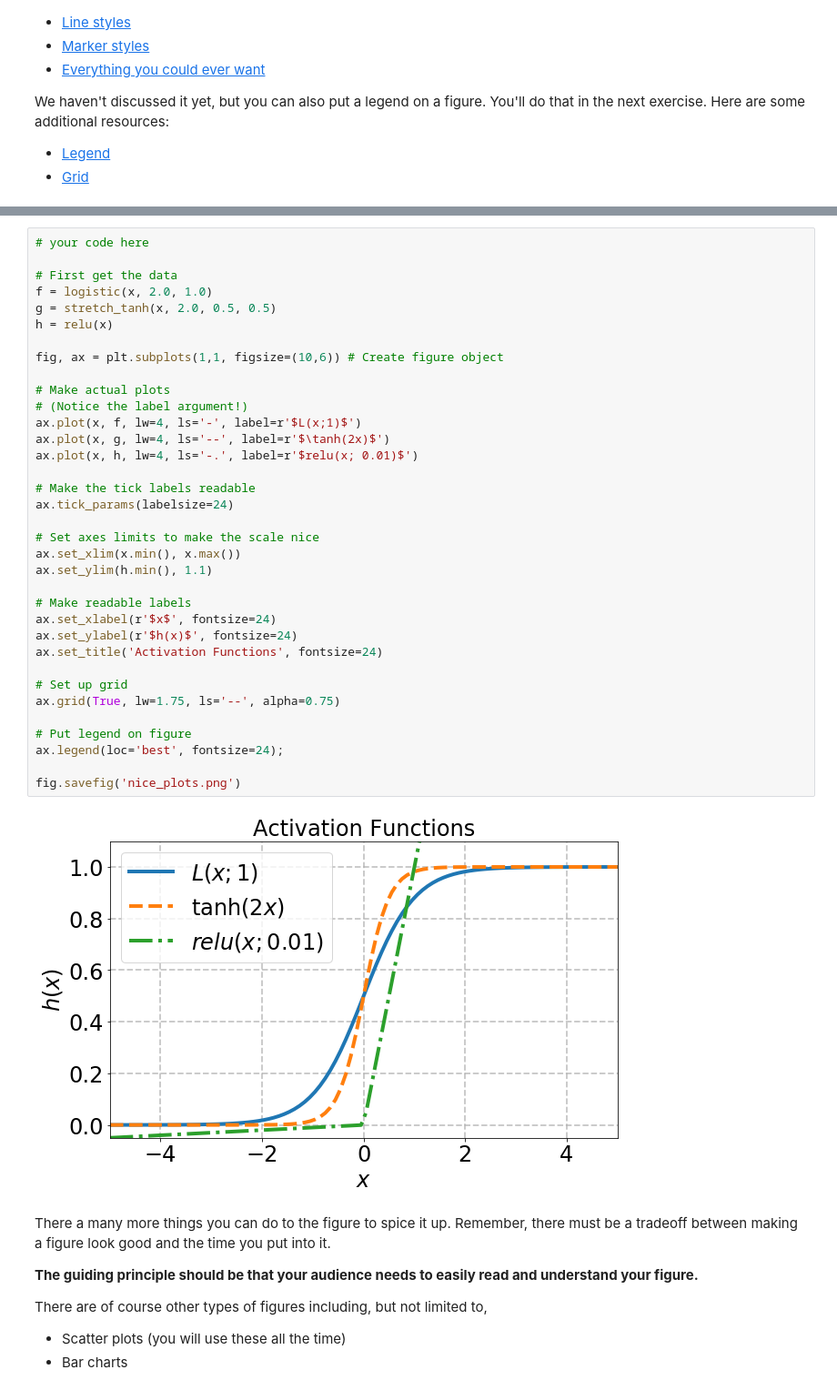
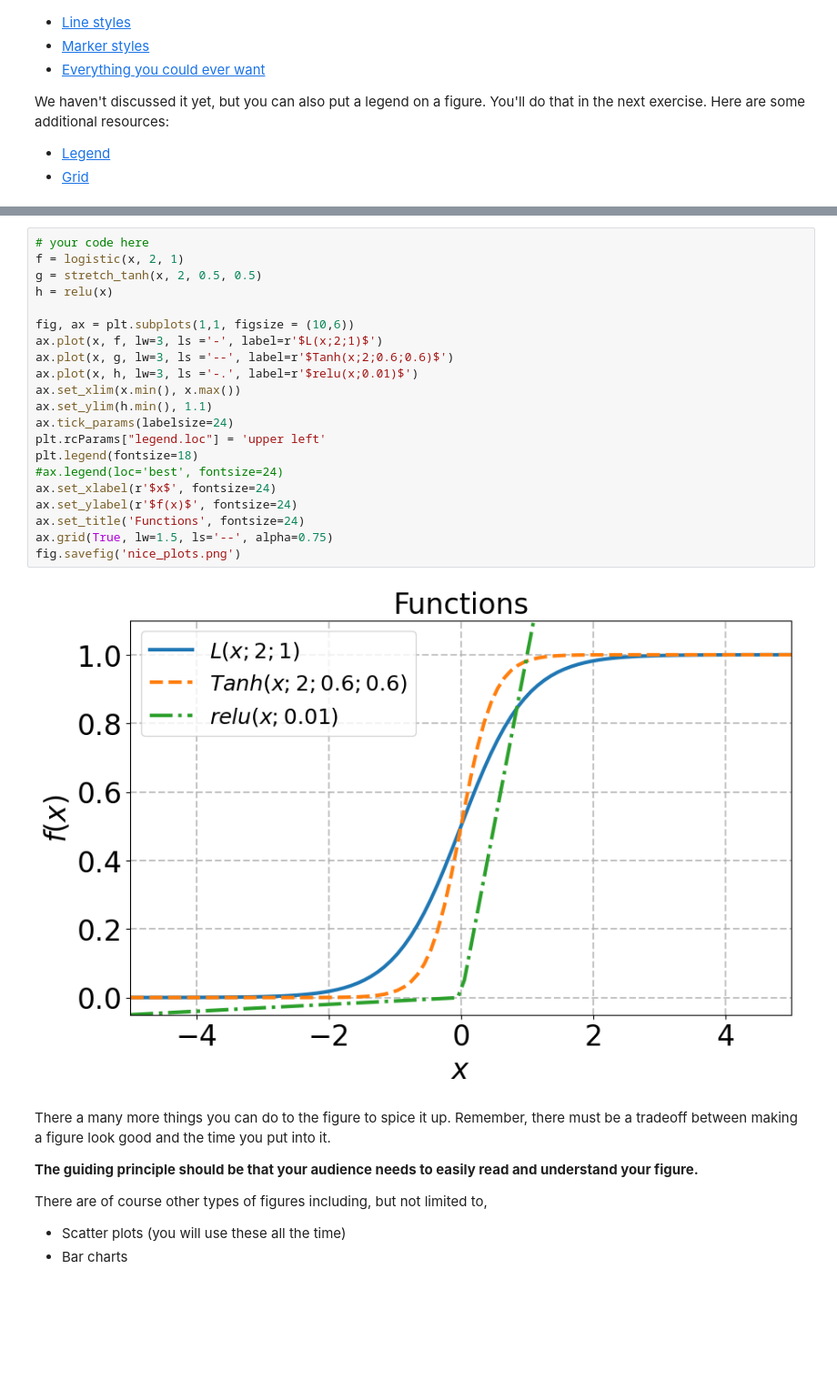
Before and after one commit to santiagoa88g/2019-CS109A, a Jupyter notebook: content/labs/lab03/notebook/cs109a_lab3_prelab.ipynb, the cells around one changed output, grey strips where cells are left out. Shown: that part at 91% size. Saved outputs shown, nothing was run; the diff lists cells and outputs as text; blank space fills up the shorter version.

```diff
--- a/content/labs/lab03/notebook/cs109a_lab3_prelab.ipynb
+++ b/content/labs/lab03/notebook/cs109a_lab3_prelab.ipynb
@@ -641,41 +640,27 @@ Here's an example of a figure:
 You don't need to make the exact same figure, but it should be just as nice and readable.
 # %%
 # your code here
-
-# First get the data
-f = logistic(x, 2.0, 1.0)
-g = stretch_tanh(x, 2.0, 0.5, 0.5)
+f = logistic(x, 2, 1)
+g = stretch_tanh(x, 2, 0.5, 0.5)
 h = relu(x)
 
-fig, ax = plt.subplots(1,1, figsize=(10,6)) # Create figure object
-
-# Make actual plots
-# (Notice the label argument!)
-ax.plot(x, f, lw=4, ls='-', label=r'$L(x;1)$')
-ax.plot(x, g, lw=4, ls='--', label=r'$\tanh(2x)$')
-ax.plot(x, h, lw=4, ls='-.', label=r'$relu(x; 0.01)$')
-
-# Make the tick labels readable
-ax.tick_params(labelsize=24)
-
-# Set axes limits to make the scale nice
+fig, ax = plt.subplots(1,1, figsize = (10,6))
+ax.plot(x, f, lw=3, ls ='-', label=r'$L(x;2;1)$')
+ax.plot(x, g, lw=3, ls ='--', label=r'$Tanh(x;2;0.6;0.6)$')
+ax.plot(x, h, lw=3, ls ='-.', label=r'$relu(x;0.01)$')
 ax.set_xlim(x.min(), x.max())
 ax.set_ylim(h.min(), 1.1)
-
-# Make readable labels
+ax.tick_params(labelsize=24)
+plt.rcParams["legend.loc"] = 'upper left'
+plt.legend(fontsize=18)
+#ax.legend(loc='best', fontsize=24)
 ax.set_xlabel(r'$x$', fontsize=24)
-ax.set_ylabel(r'$h(x)$', fontsize=24)
-ax.set_title('Activation Functions', fontsize=24)
-
-# Set up grid
-ax.grid(True, lw=1.75, ls='--', alpha=0.75)
-
-# Put legend on figure
-ax.legend(loc='best', fontsize=24);
-
+ax.set_ylabel(r'$f(x)$', fontsize=24)
+ax.set_title('Functions', fontsize=24)
+ax.grid(True, lw=1.5, ls='--', alpha=0.75)
 fig.savefig('nice_plots.png')
 # %% [output]
-[figure, old version]
+[figure, new version]
 # %% [markdown]
 There a many more things you can do to the figure to spice it up.  Remember, there must be a tradeoff between making a figure look good and the time you put into it.
 
```
Also changed, not shown: parts of 9 cells of this notebook, 5 other files.
